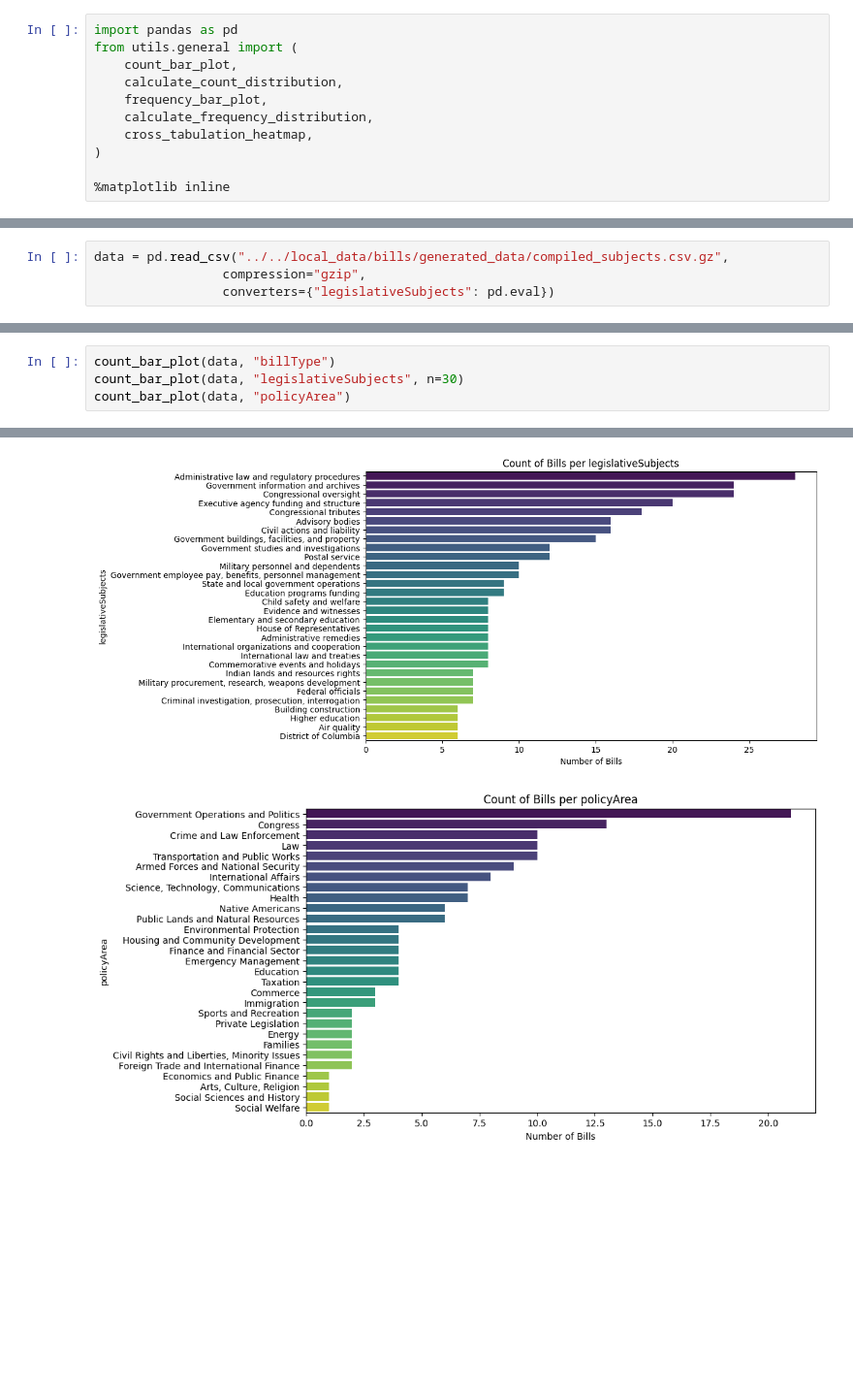
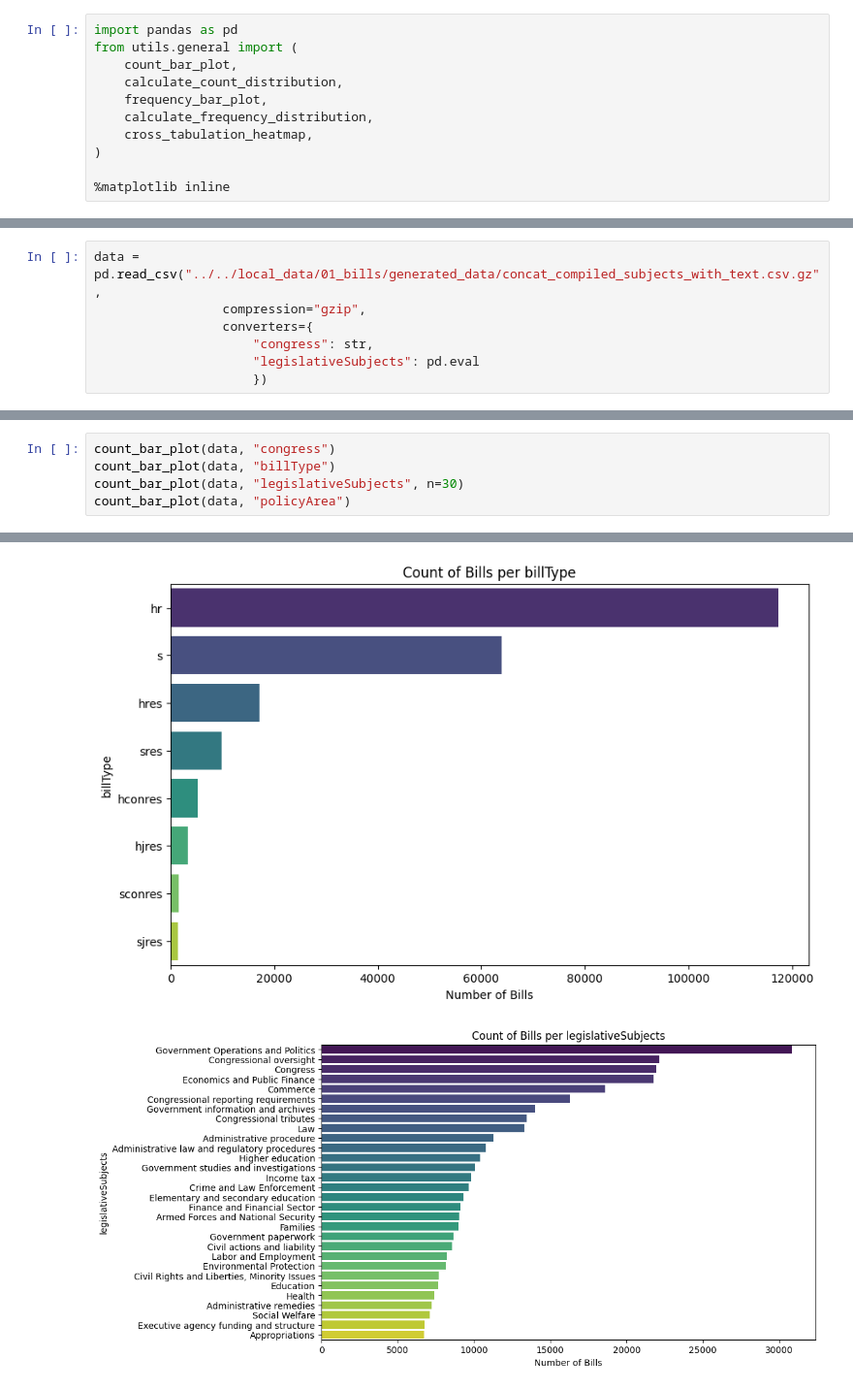
Before and after one commit to digirati-co-uk/loc-responsible-datasets, a Jupyter notebook: 01_bills/03_profiling/general_profiling_visualization.ipynb, the cells around one changed output, grey strips where cells are left out. Shown at 97% size. Drawn from its saved outputs; the diff is of its cells as text; blank space fills up the shorter version.

Commit message:
Updating visualization notebooks to run on full dataset

```diff
--- a/01_bills/03_profiling/general_profiling_visualization.ipynb
+++ b/01_bills/03_profiling/general_profiling_visualization.ipynb
@@ -28,7 +35,10 @@ from utils.general import (
 # %%
-data = pd.read_csv("../../local_data/bills/generated_data/compiled_subjects.csv.gz",
+data = pd.read_csv("../../local_data/01_bills/generated_data/concat_compiled_subjects_with_text.csv.gz",
                  compression="gzip",
-                 converters={"legislativeSubjects": pd.eval})
+                 converters={
+                     "congress": str,
+                     "legislativeSubjects": pd.eval
+                     })
 # %%
 data.head()
 # %% [output]
@@ -41,4 +67,5 @@ data.head()
 # %%
+count_bar_plot(data, "congress")
 count_bar_plot(data, "billType")
 count_bar_plot(data, "legislativeSubjects", n=30)
 count_bar_plot(data, "policyArea")
@@ -47,2 +74,2 @@ count_bar_plot(data, "policyArea")
-[figure, old version]
+[figure, new version]
-[figure, old version]
+[figure, new version]
```
Also changed, not shown: parts of 16 cells of this notebook, 2 other files.
